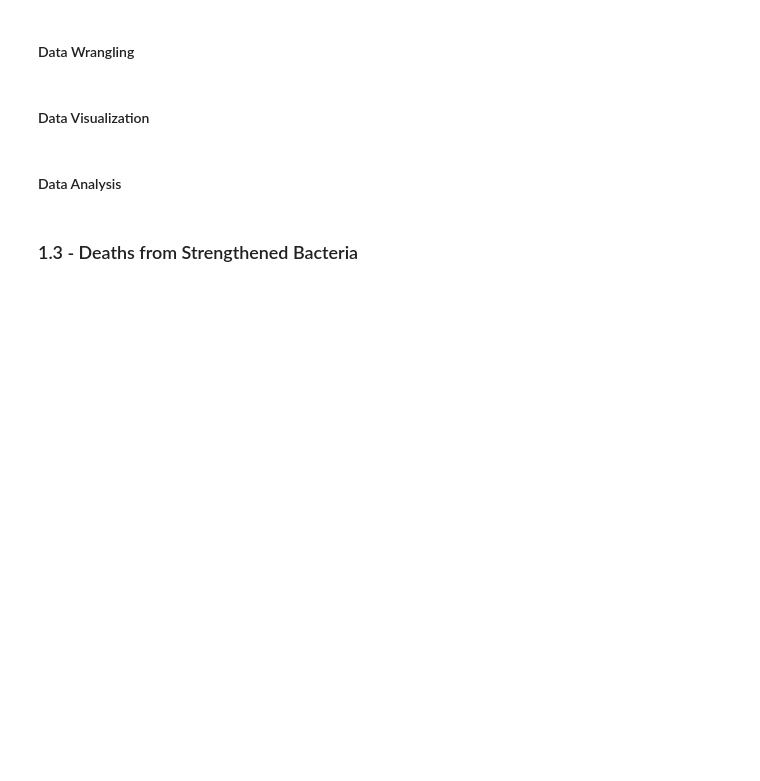
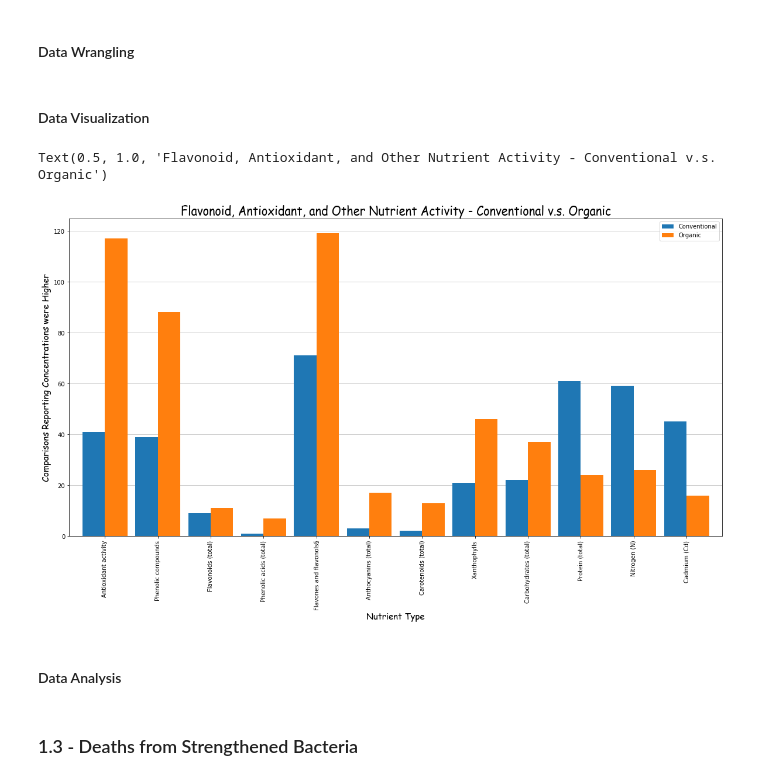
Before and after one commit to alswilli/CMPS-184-Final-Project, a Jupyter notebook: Is Organic Food worth it.ipynb, the cells around one changed output. Saved outputs shown, nothing was run; the diff lists cells and outputs as text; code cells hidden in the pictures; blank space fills up the shorter version.

```diff
--- a/Is Organic Food worth it.ipynb
+++ b/Is Organic Food worth it.ipynb
@@ -342,0 +351,7 @@ Data is a little hard to understand (and the importnat stuff is in a word docume
+# %%
+data_rowsA = [sheet.row_values(r) for r in range(870, 890)]
+data_rowsB = [sheet.row_values(r) for r in range(894, 912)]
+data_rowsB
+for r in data_rowsB:
+    data_rowsA.append(r)
+data_rows = data_rowsA
@@ -343,4 +372,43 @@ Data is a little hard to understand (and the importnat stuff is in a word docume
+# %%
+wanted_rows = ['Antioxidant activity', 'Phenolic compounds', 'Flavonoids (total)', 'Phenolic acids (total)',
+               'Flavones and flavonols§', 'Anthocyanins (total)', 'Carotenoids (total)', 'Xanthophylls',
+               'Carbohydrates (total)', 'Protein (total)', 'Nitrogen (N)', 'Cadmium (Cd)']
+
+final_rows = []
+
+for row in cleaned_rows:
+    if row[0] in wanted_rows:
+        final_rows.append(row)
+# %%
+nutrientName = []
+orgHigher = []
+convHigher = []
+
+for i in final_rows:
+    nutrientName.append(i[0])
+    orgHigher.append(i[5])
+    convHigher.append(i[6])
+
+# orgH = {'Number of Positive Detects' : orgHigher}
+
+# convH = {'Number of Positive Detects' : convHigher}
+
+
+df1 = pd.DataFrame({'Conventional' :  convHigher,
+                   'Organic' : orgHigher},
+                    index = nutrientName)
 # %% [markdown]
 #### Data Visualization
+# %%
+fig, ax = plt.subplots()
+df1.plot(kind='bar', ax=ax, figsize=(20, 10), width=0.85, zorder = 3)
+ax.set_xlabel("Nutrient Type", fontname='Comic Sans MS', fontsize=15)
+ax.set_ylabel("Comparisons Reporting Concentrations were Higher", fontname='Comic Sans MS', fontsize=15)
+ax.grid(alpha = 0.25, color = 'black', zorder = 0)
+ax.xaxis.grid(False)
+plt.title('Flavonoid, Antioxidant, and Other Nutrient Activity - Conventional v.s. Organic', fontname='Comic Sans MS', fontsize=20)
+# %% [output]
+Text(0.5, 1.0, 'Flavonoid, Antioxidant, and Other Nutrient Activity - Conventional v.s. Organic')
+[figure, added]
 # %% [markdown]
 #### Data Analysis
```
Also changed, not shown: parts of 16 cells of this notebook, 11 other files.
